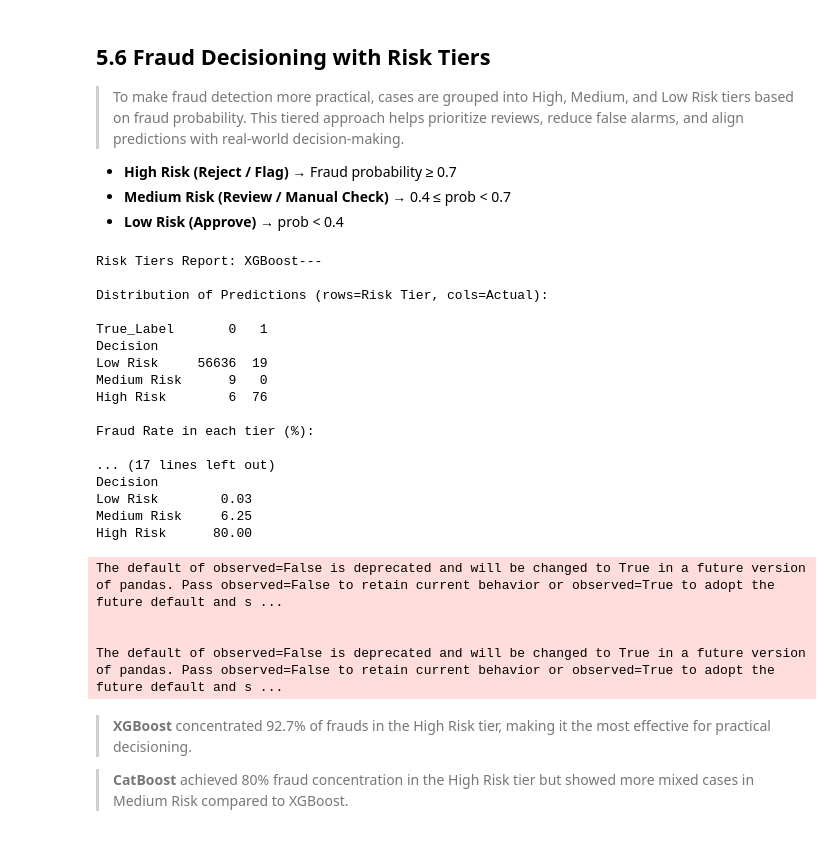
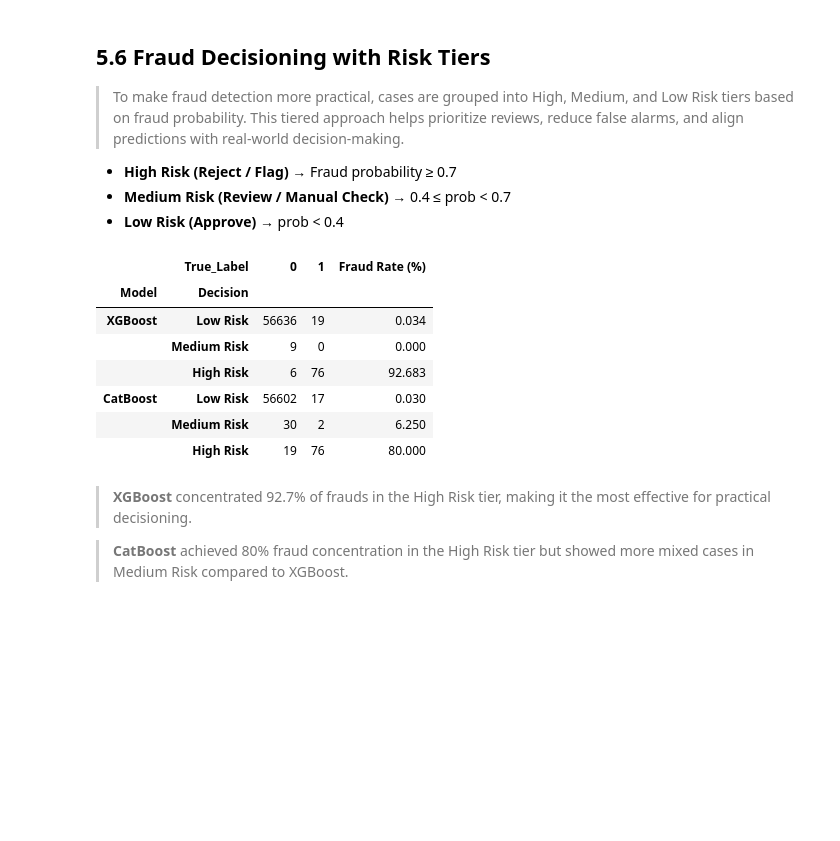
Before and after one commit to rixwan-khan/Credit_Card_Fraud_Detection, a Jupyter notebook: credit_card_fraud_detection.ipynb, the cells around one changed output. Saved outputs shown, nothing was run; the diff lists cells and outputs as text; code cells hidden in the pictures; blank space fills up the shorter version.

```diff
--- a/credit_card_fraud_detection.ipynb
+++ b/credit_card_fraud_detection.ipynb
@@ -522,10 +524,3 @@ Evaluation for LightGBM (threshold=0.3):
 | 2 | XGBoost | 0.800 | 0.800 | 0.800 | 0.966 | 19 | 19 | 19 | 76 |
 | 3 | CatBoost | 0.506 | 0.821 | 0.627 | 0.959 | 17 | 76 | 17 | 78 |
 | 4 | LightGBM | 0.507 | 0.800 | 0.620 | 0.946 | 19 | 74 | 19 | 76 |
-# %%
-for name, model in models.items():
-  print(f'Training {name}...')
-  model.fit(X_train_balanced, y_train_balanced)
-  print(f'Evaluation for {name} (threshold=0.3):')
-  evaluate_model(model, X_test, y_test, threshold=0.3)
-  print('')
@@ -677,7 +637,12 @@ model_pr_results_df = []
 for name, model in selected_models.items():
   print(f'\nEvaluating {name} with PR-based threshold {best_pr_thresholds[name]:.3f}')
   metrics = evaluate_model(model, X_test, y_test, threshold=best_pr_thresholds[name])
+  metrics['Model'] = name
   model_pr_results_df.append(metrics)
+
+
+model_pr_results_df = pd.DataFrame(model_pr_results_df)
+model_pr_results_df
 # %% [output]
 Evaluating XGBoost with PR-based threshold 0.958
 
@@ -731,43 +683,37 @@ def fraud_tiers (model, X_test, y_test, model_name='Model'):
   })
 
   # Distribution of risk tiers
-  tiers = df_decision.groupby(['Decision','True_Label']).size().unstack(fill_value=0)
+  tiers = df_decision.groupby(['Decision','True_Label'] , observed=True).size().unstack(fill_value=0)
 
-  print(f'Risk Tiers Report: {model_name}---')
-  print('\nDistribution of Predictions (rows=Risk Tier, cols=Actual):\n')
-  print(tiers.to_string())
+  # Fraud rate in each tier
+  tier_fraud_rate = (df_decision.groupby('Decision', observed=True)['True_Label'].mean()*100).round(3)
 
-  tier_fraud_rate = df_decision.groupby('Decision', observed=False)['True_Label'].mean()
-  print('\nFraud Rate in each tier (%):\n')
-  print((tier_fraud_rate*100).round(2).to_string())
-  print('')
+  # Combine everything into one summary DataFrame
+  result_df = tiers.copy()
+  result_df['Fraud Rate (%)'] = tier_fraud_rate
+  result_df['Model'] =model_name
+  result_df = result_df.reset_index()
 
-  return df_decision
+  return result_df
 # %%
+all_results = []
 for name, model in selected_models.items():
   df_decision = fraud_tiers(model, X_test, y_test, model_name=name)
+  all_results.append(df_decision)
+
+final_df = pd.concat(all_results,ignore_index=True)
+final_df = final_df.set_index(['Model', 'Decision'])
+
+final_df
 # %% [output]
-Risk Tiers Report: XGBoost---
-
-Distribution of Predictions (rows=Risk Tier, cols=Actual):
-
-True_Label       0   1
-Decision
-Low Risk     56636  19
-Medium Risk      9   0
-High Risk        6  76
-
-Fraud Rate in each tier (%):
-
-... (17 lines left out)
-Decision
-Low Risk        0.03
-Medium Risk     6.25
-High Risk      80.00
-The default of observed=False is deprecated and will be changed to True in a future version of pandas. Pass observed=False to retain current behavior or observed=True to adopt the future default and s ...
-
-
-The default of observed=False is deprecated and will be changed to True in a future version of pandas. Pass observed=False to retain current behavior or observed=True to adopt the future default and s ...
+|  | True_Label | 0 | 1 | Fraud Rate (%) |
+| Model | Decision |  |  |  |
+| XGBoost | Low Risk | 56636 | 19 | 0.034 |
+|  | Medium Risk | 9 | 0 | 0.000 |
+|  | High Risk | 6 | 76 | 92.683 |
+| CatBoost | Low Risk | 56602 | 17 | 0.030 |
+|  | Medium Risk | 30 | 2 | 6.250 |
+|  | High Risk | 19 | 76 | 80.000 |
 # %% [markdown]
 >**XGBoost** concentrated 92.7% of frauds in the High Risk tier, making it the most effective for practical decisioning.
 
```
Also changed, not shown: parts of 5 cells of this notebook.
